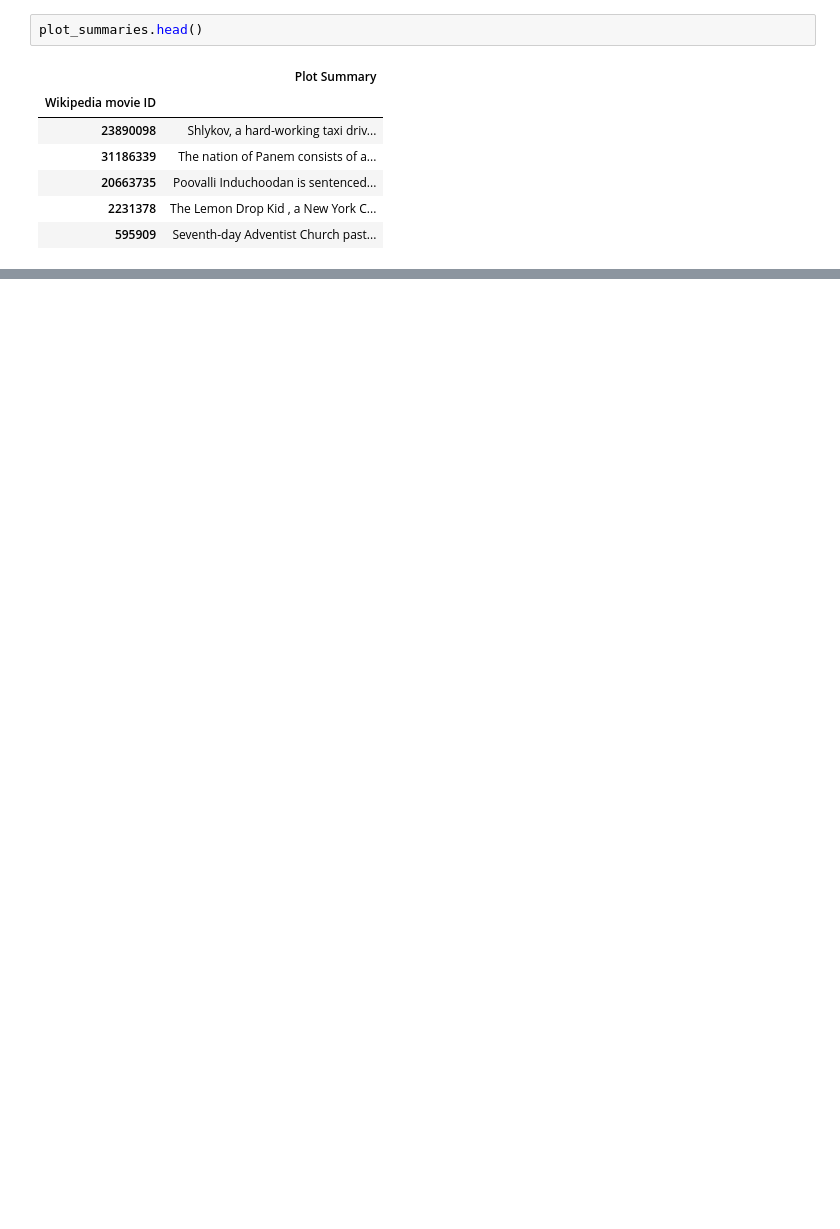
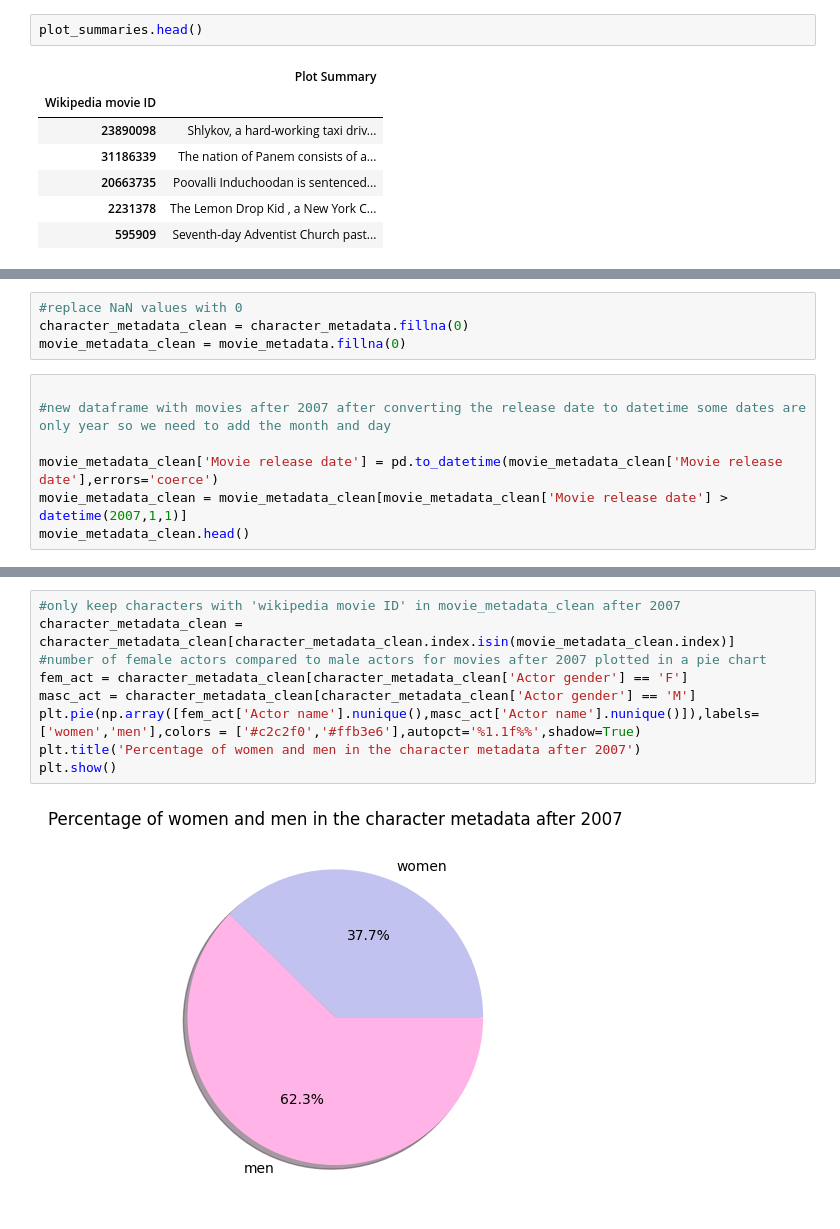
Before and after one commit to epfl-ada/ada-2022-project-cyga, a Jupyter notebook: preprocessing.ipynb, the cells around one changed output, grey strips where cells are left out. Saved outputs shown, nothing was run; the diff lists cells and outputs as text; blank space fills up the shorter version.

Commit message:
after2007

```diff
--- a/preprocessing.ipynb
+++ b/preprocessing.ipynb
@@ -121,0 +81,11 @@ plt.show()
+# %%
+#replace NaN values with 0
+character_metadata_clean = character_metadata.fillna(0)
+movie_metadata_clean = movie_metadata.fillna(0)
+# %%
+
+#new dataframe with movies after 2007 after converting the release date to datetime some dates are only year so we need to add the month and day
+
+movie_metadata_clean['Movie release date'] = pd.to_datetime(movie_metadata_clean['Movie release date'],errors='coerce')
+movie_metadata_clean = movie_metadata_clean[movie_metadata_clean['Movie release date'] > datetime(2007,1,1)]
+movie_metadata_clean.head()
@@ -121,0 +100,11 @@ plt.show()
+# %%
+#only keep characters with 'wikipedia movie ID' in movie_metadata_clean after 2007
+character_metadata_clean = character_metadata_clean[character_metadata_clean.index.isin(movie_metadata_clean.index)]
+#number of female actors compared to male actors for movies after 2007 plotted in a pie chart
+fem_act = character_metadata_clean[character_metadata_clean['Actor gender'] == 'F']
+masc_act = character_metadata_clean[character_metadata_clean['Actor gender'] == 'M']
+plt.pie(np.array([fem_act['Actor name'].nunique(),masc_act['Actor name'].nunique()]),labels=['women','men'],colors = ['#c2c2f0','#ffb3e6'],autopct='%1.1f%%',shadow=True)
+plt.title('Percentage of women and men in the character metadata after 2007')
+plt.show()
+# %% [output]
+[figure, added]
```
Also changed, not shown: parts of 10 cells of this notebook.
